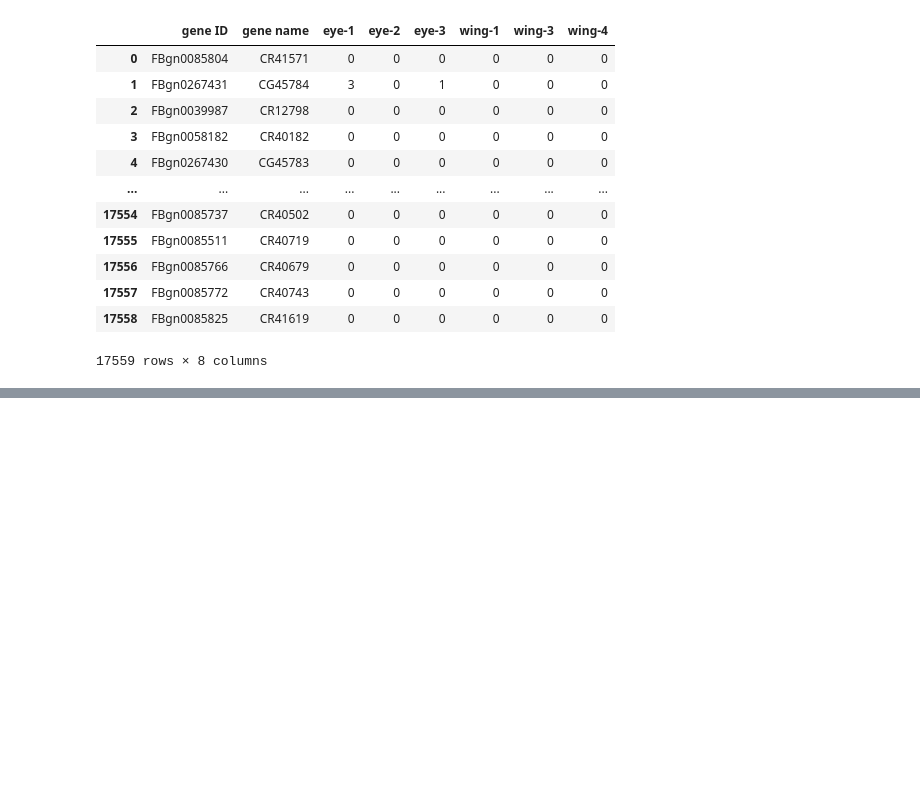
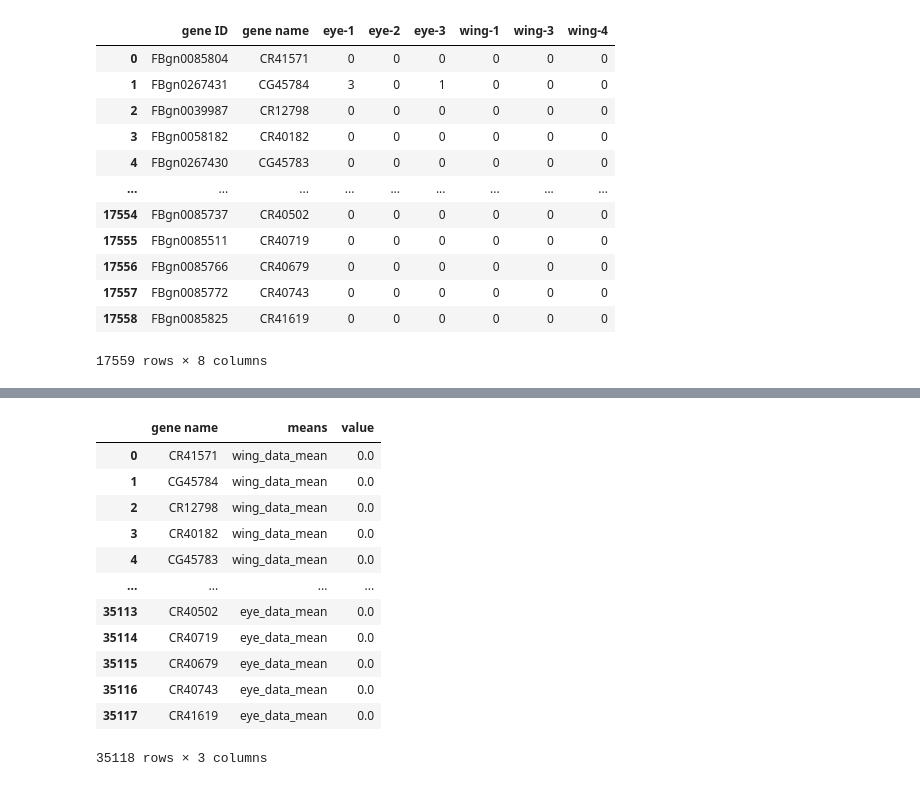
Before and after one commit to za2313/IntroPython, a Jupyter notebook: RNA-seq test.ipynb, the cells around one changed output, grey strips where cells are left out. Saved outputs shown, nothing was run; the diff lists cells and outputs as text; code cells hidden in the pictures; blank space fills up the shorter version.

```diff
--- a/RNA-seq test.ipynb
+++ b/RNA-seq test.ipynb
@@ -13,6 +15,6 @@ sns.set_context('talk')
 # %%
-data = pd.read_csv('final results clean.csv')
-data
+df = pd.read_csv('final results clean.csv')
+df
 # %% [output]
 |  | gene ID | gene name | eye-1 | eye-2 | eye-3 | wing-1 | wing-3 | wing-4 |
 | 0 | FBgn0085804 | CR41571 | 0 | 0 | 0 | 0 | 0 | 0 |
@@ -65,0 +54,20 @@ eye_data_melt_sorted = eye_data_melt.sort_values('value')
+# %%
+data_tidy = data.melt(
+    id_vars=['gene name'],
+    var_name='means'
+)
+data_tidy
+# %% [output]
+|  | gene name | means | value |
+| 0 | CR41571 | wing_data_mean | 0.0 |
+| 1 | CG45784 | wing_data_mean | 0.0 |
+| 2 | CR12798 | wing_data_mean | 0.0 |
+| 3 | CR40182 | wing_data_mean | 0.0 |
+| 4 | CG45783 | wing_data_mean | 0.0 |
+| ... | ... | ... | ... |
+| 35113 | CR40502 | eye_data_mean | 0.0 |
+| 35114 | CR40719 | eye_data_mean | 0.0 |
+| 35115 | CR40679 | eye_data_mean | 0.0 |
+| 35116 | CR40743 | eye_data_mean | 0.0 |
+| 35117 | CR41619 | eye_data_mean | 0.0 |
+35118 rows × 3 columns
```
Also changed, not shown: parts of 8 cells of this notebook.
